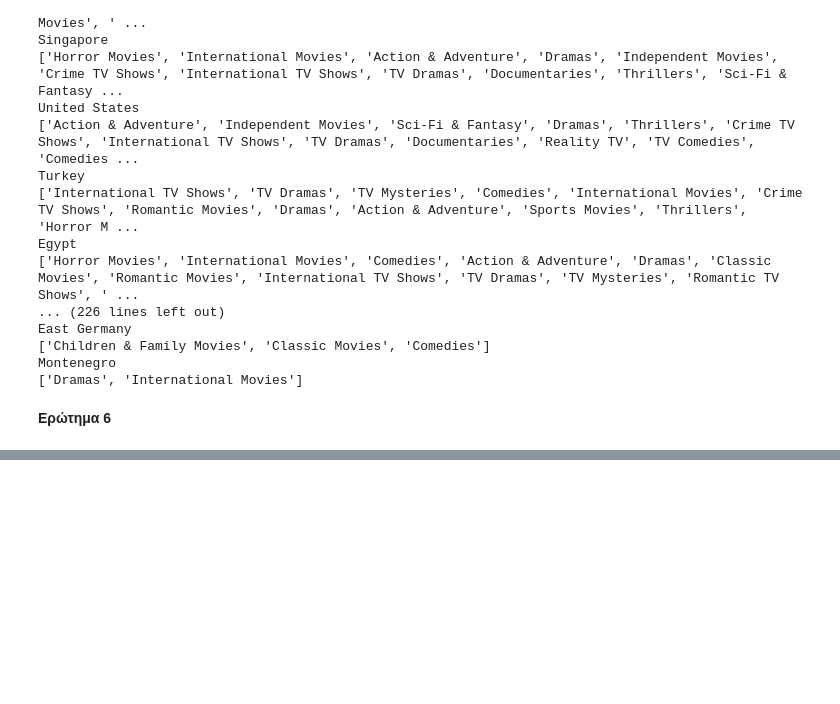
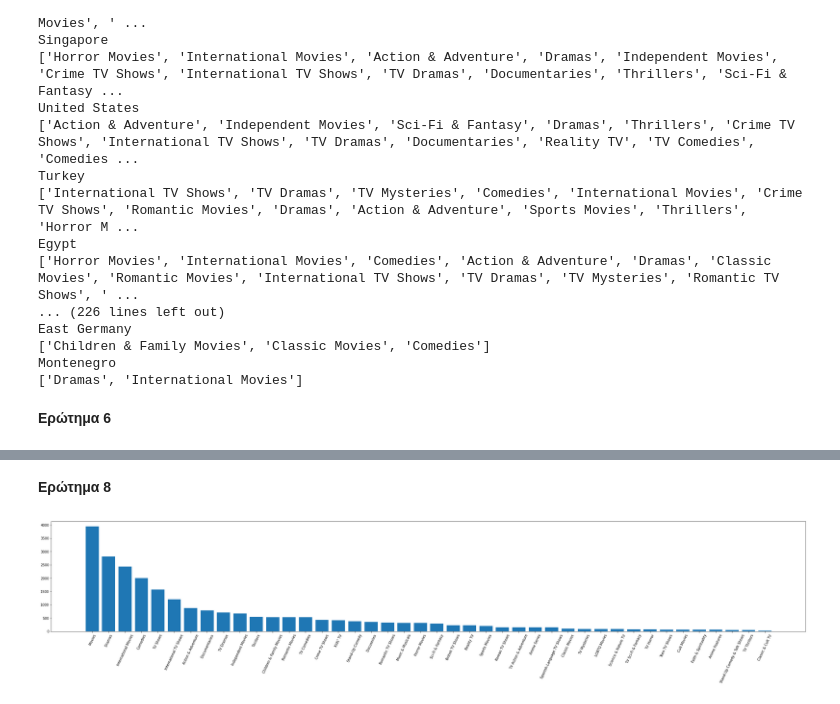
Before and after one commit to d-maniatakos/data-mining-assignment1, a Jupyter notebook: data_mining_assignment1.ipynb, the cells around one changed output, grey strips where cells are left out. Saved outputs shown, nothing was run; the diff lists cells and outputs as text; code cells hidden in the pictures; blank space fills up the shorter version.

```diff
--- a/data_mining_assignment1.ipynb
+++ b/data_mining_assignment1.ipynb
@@ -63,6 +63,10 @@ Most popular country is United States with 3296 titles.
 # %% [markdown]
 **Ερώτημα 4**
 # %%
+def titles_in_category(df, category):
+  filtered_data = df[df['listed_in'].notnull()]
+  return filtered_data.loc[filtered_data['listed_in'].str.contains(category)]
+
 def titles_in_country(df, country):
   filtered_data = df[df['country'].notnull()]
   return filtered_data.loc[filtered_data['country'].str.contains(country)]
@@ -107,0 +162,21 @@ Montenegro
+# %% [markdown]
+**Ερώτημα 8**
+# %%
+def plot_categories(df):
+  categories = all_categories(df)
+  categories_count = []
+  for category in categories:
+    categories_count.append(titles_in_category(df, category).shape[0] - 1)
+
+  zipped = list(zip(categories, categories_count))
+  zipped = sorted(zipped,key=lambda val: -val[1])
+  categories,categories_count = list(zip(*zipped))
+
+  figure(figsize=(40, 6))
+  plt.bar(categories, categories_count)
+  plt.xticks(rotation=65)
+  plt.show()
+
+plot_categories(netflix_data)
+# %% [output]
+[figure, added]
```
Also changed, not shown: parts of 6 cells of this notebook.
